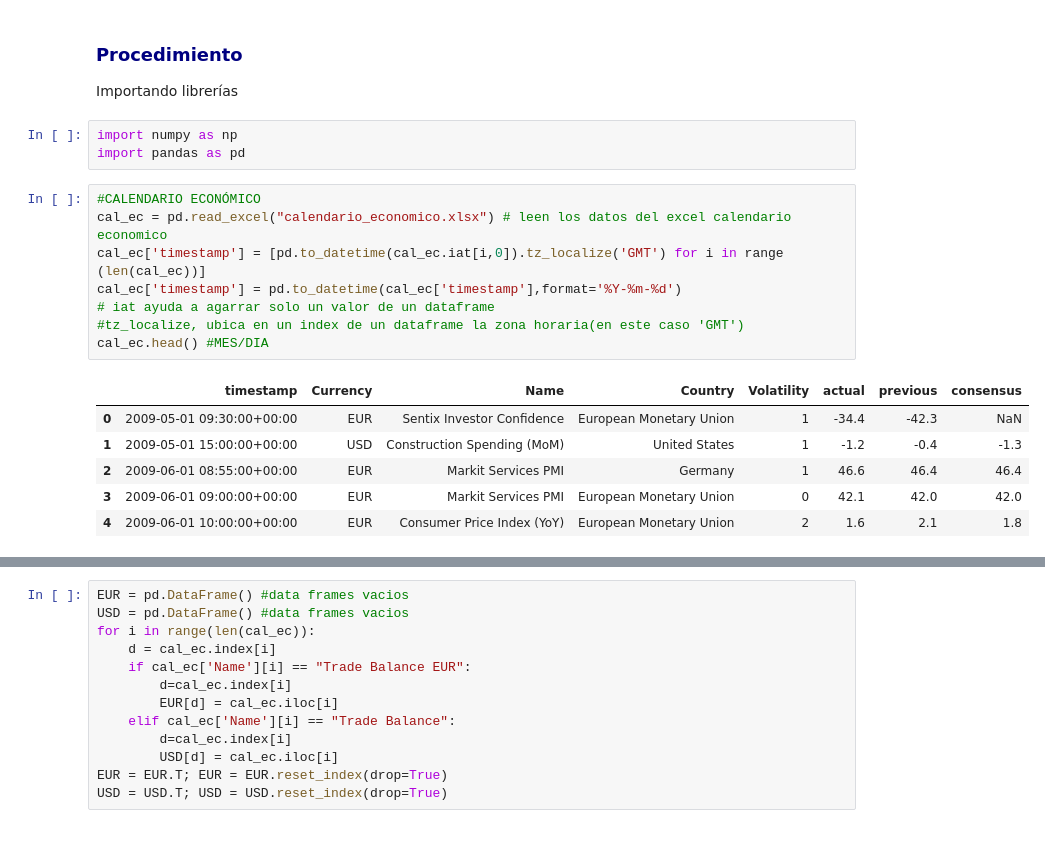
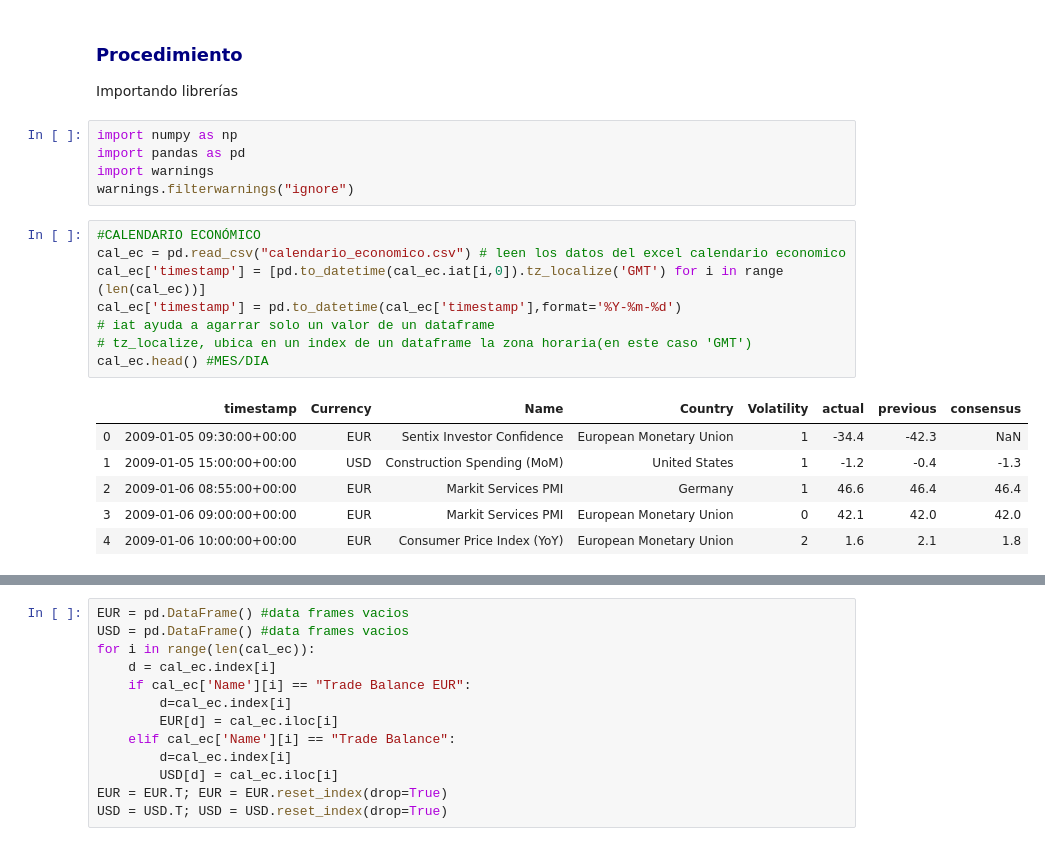
Before and after one commit to terecastillof/MYST_Laboratorio4, a Jupyter notebook: T_myst_Laboratorio4.ipynb, the cells around one changed output, grey strips where cells are left out. Saved outputs shown, nothing was run; the diff lists cells and outputs as text.

```diff
--- a/T_myst_Laboratorio4.ipynb
+++ b/T_myst_Laboratorio4.ipynb
@@ -32,20 +32,22 @@ Importando librerías
 # %%
 import numpy as np
 import pandas as pd
+import warnings
+warnings.filterwarnings("ignore")
 # %%
 #CALENDARIO ECONÓMICO
-cal_ec = pd.read_excel("calendario_economico.xlsx") # leen los datos del excel calendario economico
+cal_ec = pd.read_csv("calendario_economico.csv") # leen los datos del excel calendario economico
 cal_ec['timestamp'] = [pd.to_datetime(cal_ec.iat[i,0]).tz_localize('GMT') for i in range (len(cal_ec))]
 cal_ec['timestamp'] = pd.to_datetime(cal_ec['timestamp'],format='%Y-%m-%d')
 # iat ayuda a agarrar solo un valor de un dataframe
-#tz_localize, ubica en un index de un dataframe la zona horaria(en este caso 'GMT')
+# tz_localize, ubica en un index de un dataframe la zona horaria(en este caso 'GMT')
 cal_ec.head() #MES/DIA
 # %% [output]
 |  | timestamp | Currency | Name | Country | Volatility | actual | previous | consensus |
-| 0 | 2009-05-01 09:30:00+00:00 | EUR | Sentix Investor Confidence | European Monetary Union | 1 | -34.4 | -42.3 | NaN |
-| 1 | 2009-05-01 15:00:00+00:00 | USD | Construction Spending (MoM) | United States | 1 | -1.2 | -0.4 | -1.3 |
-| 2 | 2009-06-01 08:55:00+00:00 | EUR | Markit Services PMI | Germany | 1 | 46.6 | 46.4 | 46.4 |
-| 3 | 2009-06-01 09:00:00+00:00 | EUR | Markit Services PMI | European Monetary Union | 0 | 42.1 | 42.0 | 42.0 |
-| 4 | 2009-06-01 10:00:00+00:00 | EUR | Consumer Price Index (YoY) | European Monetary Union | 2 | 1.6 | 2.1 | 1.8 |
+| 0 | 2009-01-05 09:30:00+00:00 | EUR | Sentix Investor Confidence | European Monetary Union | 1 | -34.4 | -42.3 | NaN |
+| 1 | 2009-01-05 15:00:00+00:00 | USD | Construction Spending (MoM) | United States | 1 | -1.2 | -0.4 | -1.3 |
+| 2 | 2009-01-06 08:55:00+00:00 | EUR | Markit Services PMI | Germany | 1 | 46.6 | 46.4 | 46.4 |
+| 3 | 2009-01-06 09:00:00+00:00 | EUR | Markit Services PMI | European Monetary Union | 0 | 42.1 | 42.0 | 42.0 |
+| 4 | 2009-01-06 10:00:00+00:00 | EUR | Consumer Price Index (YoY) | European Monetary Union | 2 | 1.6 | 2.1 | 1.8 |
 # %%
 # PRECIOS HISTÓRICOS (2019) (para hacer pruebas iniciales)
```
Also changed, not shown: parts of 16 cells of this notebook.
